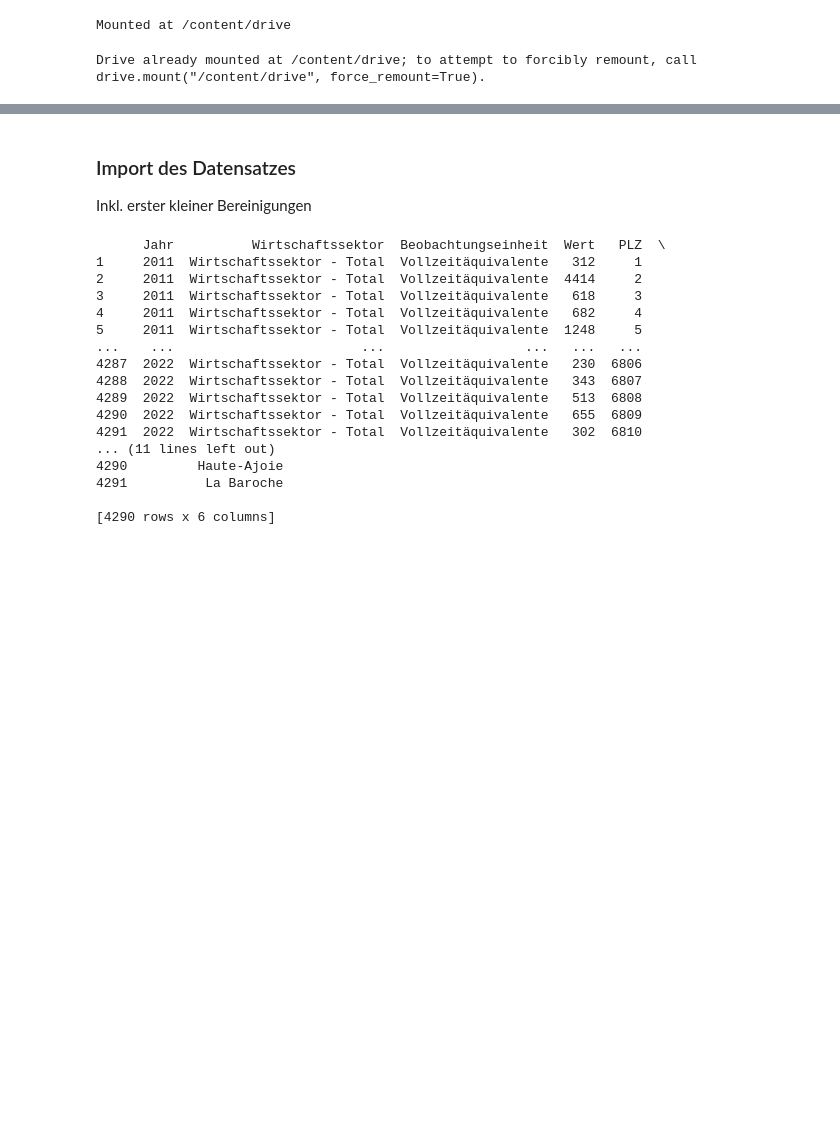
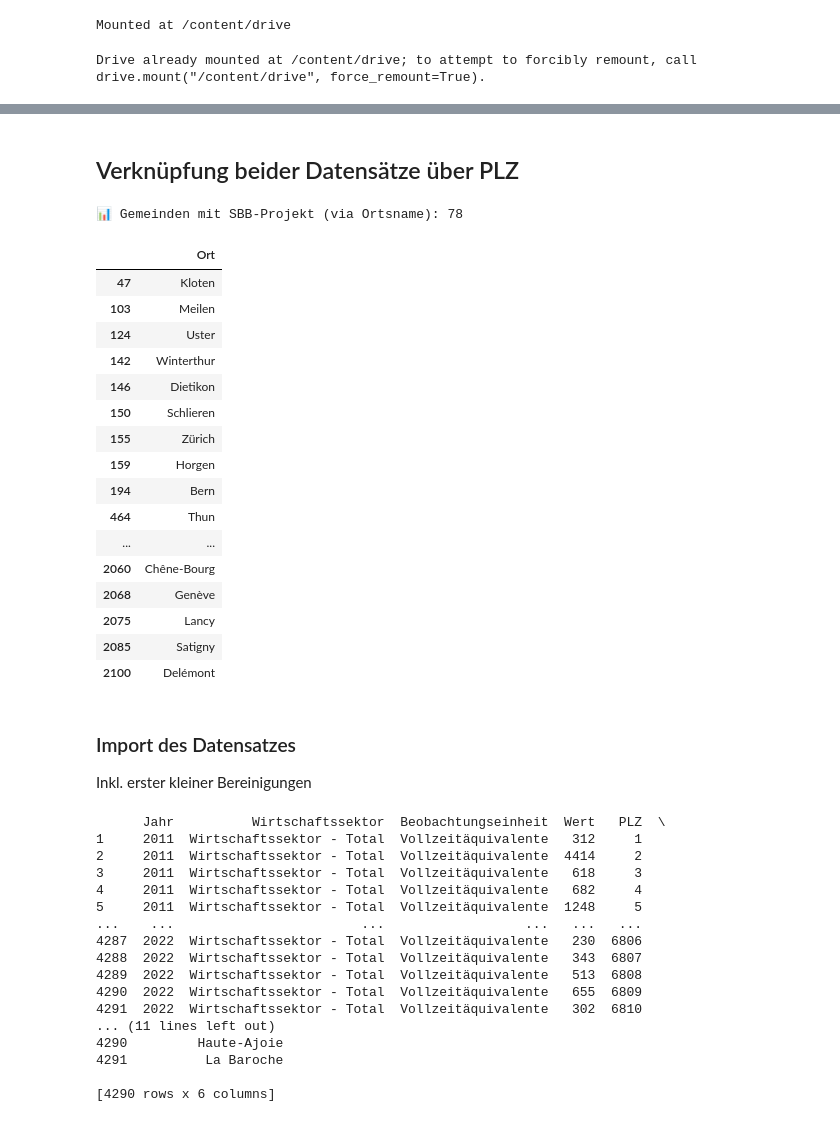
Before and after one commit to Fa-commits/BINA, a Jupyter notebook: BINA.ipynb, the cells around one changed output, grey strips where cells are left out. Cells and saved outputs as stored; diff of their text form; code cells hidden in the pictures; blank space fills up the shorter version.

```diff
--- a/BINA.ipynb
+++ b/BINA.ipynb
@@ -144,0 +223,24 @@ data = fetch_bfs_data()
+# %%
+def load_sbb_projects_csv():
+    url = "https://data.sbb.ch/explore/dataset/bauprojekte-immobilien/download/?format=csv"
+    df_sbb = pd.read_csv(url, sep=';')
+
+    # Spalten vereinheitlichen
+    df_sbb.columns = df_sbb.columns.str.strip().str.lower()
+
+    # Nur Projekte mit Ortsangabe behalten
+    df_sbb = df_sbb.dropna(subset=['city'])
+
+    # Nur relevante Spalten extrahieren
+    cols = ['titlede', 'city', 'zipcode', 'phase', 'portfolio']
+    df_sbb_reduced = df_sbb[cols].copy()
+
+    # PLZ als String für Vergleich
+    df_sbb_reduced['zipcode'] = df_sbb_reduced['zipcode'].astype(str).str.strip()
+    df_sbb_reduced['city'] = df_sbb_reduced['city'].str.strip()
+
+    return df_sbb_reduced
+
+df_sbb = load_sbb_projects_csv()
+print("SBB-Projekte geladen:", df_sbb.shape)
+print(df_sbb.head())
@@ -145,3 +262,36 @@ data = fetch_bfs_data()
+# %% [markdown]
+## Verknüpfung beider Datensätze über PLZ
+# %%
+# Vereinheitliche Ortsnamen für Matching
+df_bfs['Ort_clean'] = df_bfs['Ort'].str.lower().str.strip()
+df_sbb['city_clean'] = df_sbb['city'].str.lower().str.strip()
+
+# Erzeuge Zuordnung über Ortsname
+sbb_city_set = set(df_sbb['city_clean'].unique())
+df_bfs['hat_sbb_projekt'] = df_bfs['Ort_clean'].apply(lambda ort: ort in sbb_city_set)
+
+print("📊 Gemeinden mit SBB-Projekt (via Ortsname):", df_bfs['hat_sbb_projekt'].sum())
+# Alle Gemeinden mit SBB-Projekt
+df_bfs[df_bfs['hat_sbb_projekt'] == True][['Ort']].drop_duplicates()
+# %% [output]
+📊 Gemeinden mit SBB-Projekt (via Ortsname): 78
+|  | Ort |
+| 47 | Kloten |
+| 103 | Meilen |
+| 124 | Uster |
+| 142 | Winterthur |
+| 146 | Dietikon |
+| 150 | Schlieren |
+| 155 | Zürich |
+| 159 | Horgen |
+| 194 | Bern |
+| 464 | Thun |
+| ... | ... |
+| 2060 | Chêne-Bourg |
+| 2068 | Genève |
+| 2075 | Lancy |
+| 2085 | Satigny |
+| 2100 | Delémont |
 # %% [markdown]
 ### Import des Datensatzes
 Inkl. erster kleiner Bereinigungen
```
Also changed, not shown: parts of 15 cells of this notebook.
